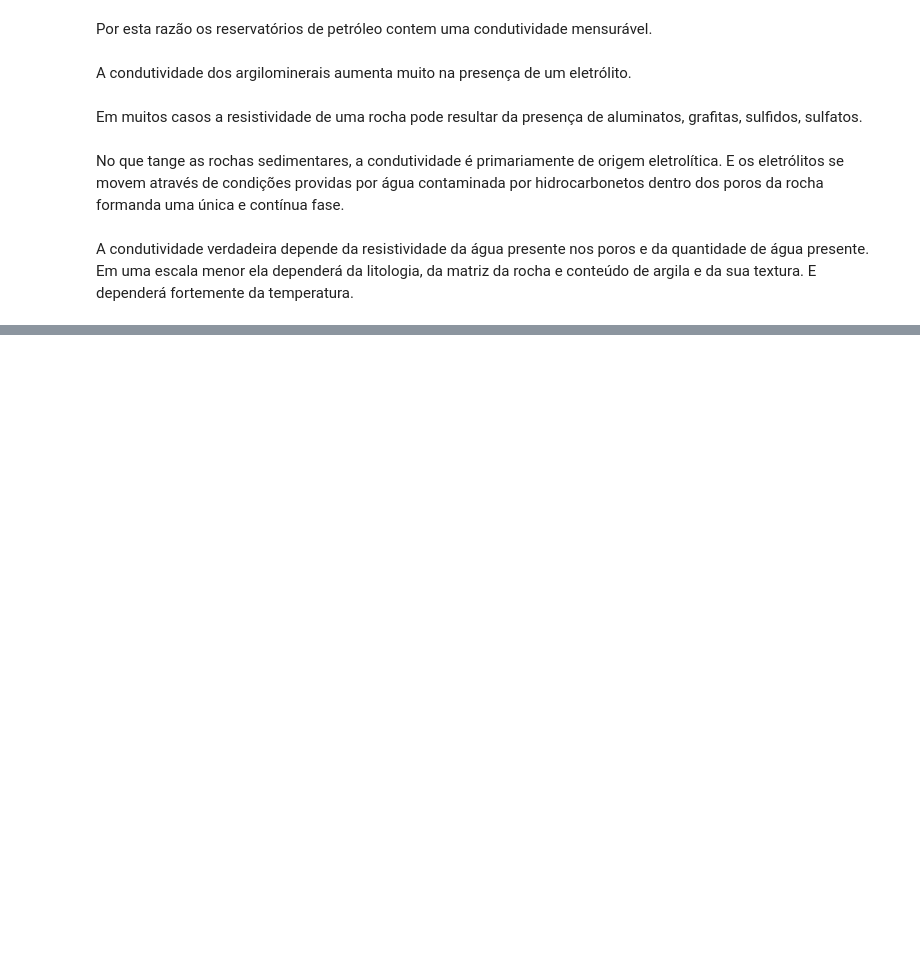
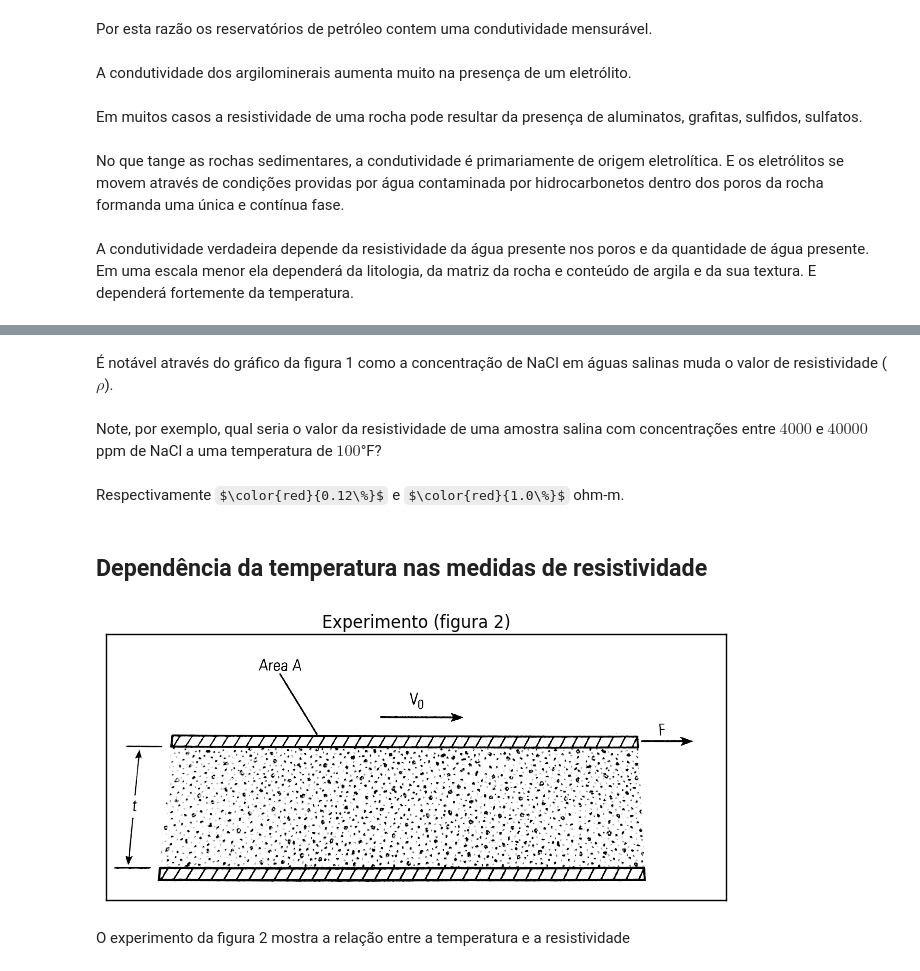
Before and after one commit to VictorCarreira/Potencial-Espontaneo-, a Jupyter notebook: Geologia.ipynb, the cells around one changed output, grey strips where cells are left out. Drawn from its saved outputs; the diff is of its cells as text; code cells hidden in the pictures; some formulas as TeX source; blank space fills up the shorter version.

```diff
--- a/Geologia.ipynb
+++ b/Geologia.ipynb
@@ -51,0 +67,20 @@ A condutividade verdadeira depende da resistividade da água presente nos poros
+# %% [markdown]
+É notável através do gráfico da figura 1 como a concentração de NaCl em águas salinas muda o valor de resistividade ($\rho$).
+# %% [markdown]
+Note, por exemplo, qual seria o valor da resistividade de uma amostra salina com concentrações entre $4 000$ e $40 000$ ppm de NaCl a uma temperatura de $100$°F?
+# %% [markdown]
+Respectivamente $\color{red}{0.12\%}$ e $\color{red}{1.0\%}$ ohm-m.
+# %% [markdown]
+## Dependência da temperatura nas medidas de resistividade
+# %%
+experimento = io.imread( "Imagens/sp5.jpg")
+py.rcParams['figure.figsize'] = (8.0, 8.0)
+plt.title("Experimento (figura 2)")
+fig = plt.imshow(experimento)
+fig.axes.get_xaxis().set_visible(False)
+fig.axes.get_yaxis().set_visible(False)
+plt.show()
+# %% [output]
+[figure, added]
+# %% [markdown]
+O experimento da figura 2 mostra a relação entre a temperatura e a resistividade
```
Also changed, not shown: parts of 4 cells of this notebook.
